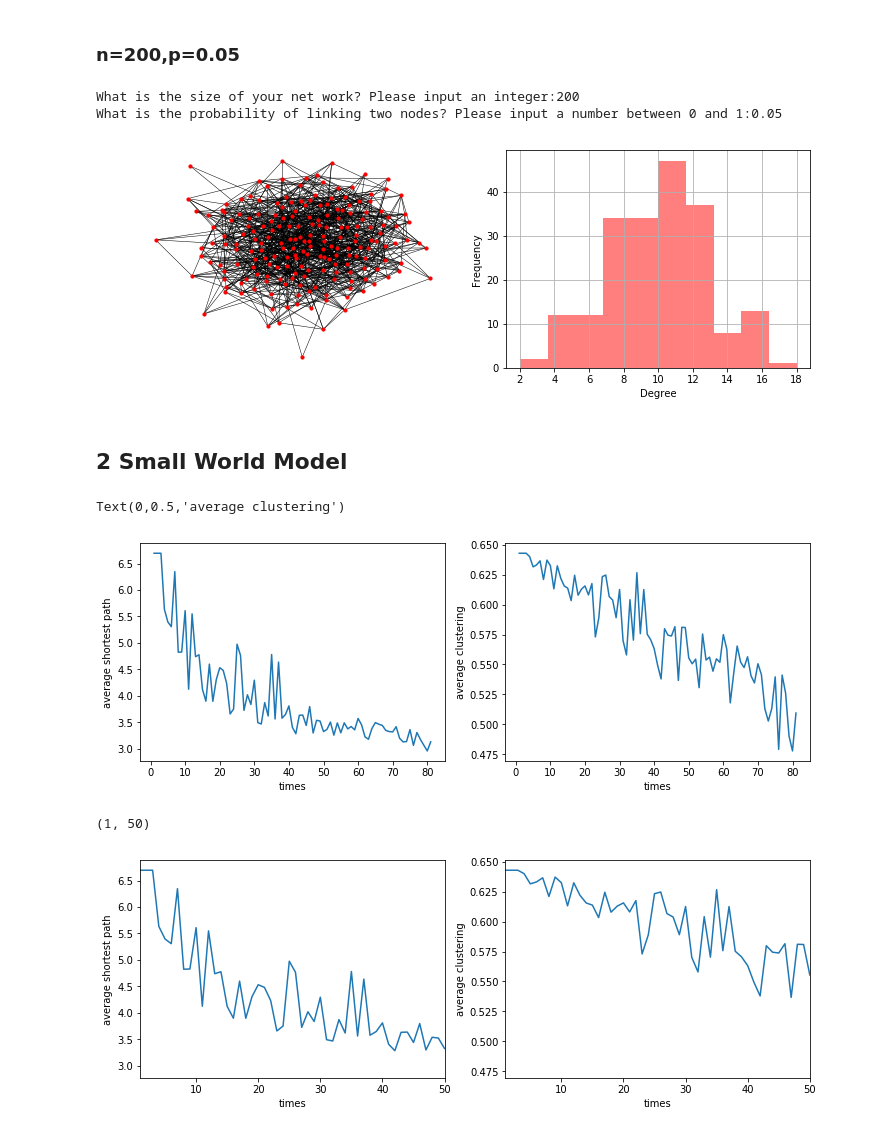
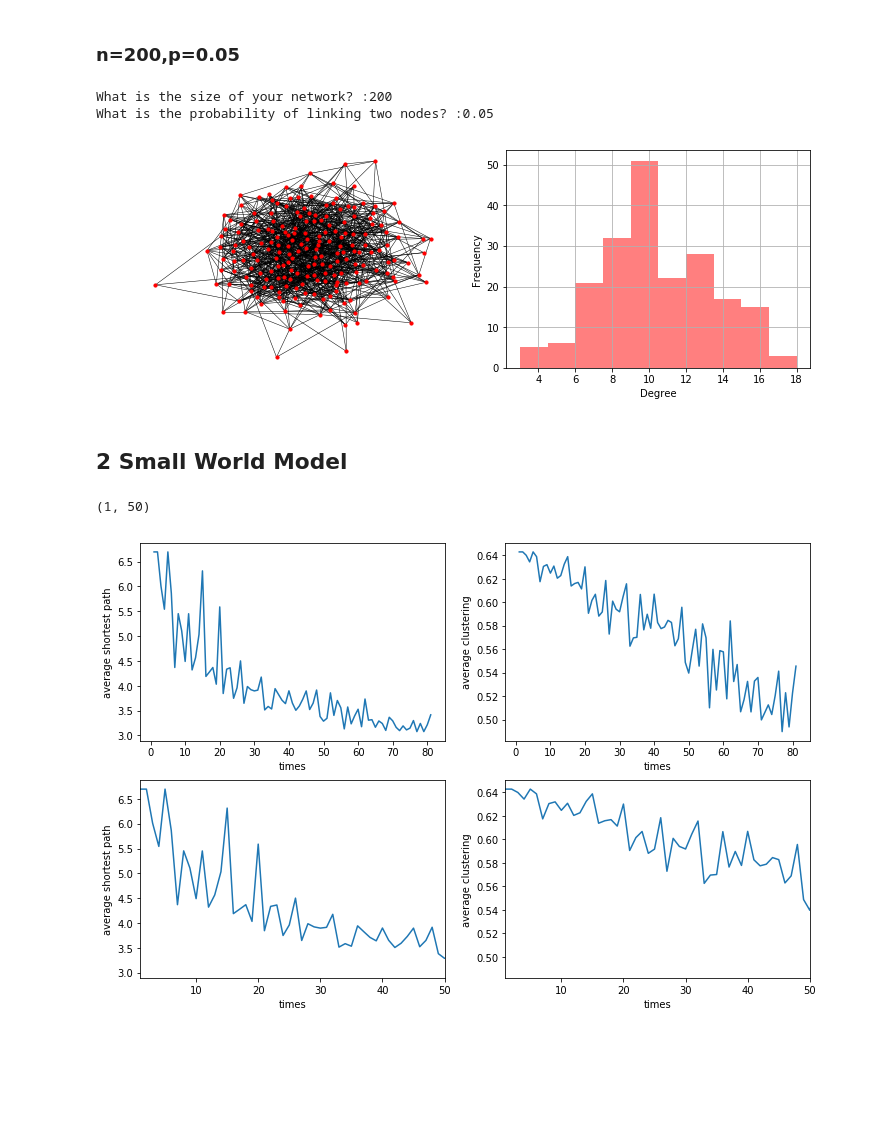
Before and after one commit to LICHUANYUNNN/COM5506, a Jupyter notebook: assignment3.ipynb, the cells around one changed output. Drawn from its saved outputs; the diff is of its cells as text; code cells hidden in the pictures; blank space fills up the shorter version.

```diff
--- a/assignment3.ipynb
+++ b/assignment3.ipynb
@@ -144,8 +144,8 @@ What is the probability of linking two nodes? Please input a number between 0 an
 # %% [markdown]
 ### n=200,p=0.05
 # %%
-n=int(raw_input('What is the size of your net work? Please input an integer:'))
-p=float(raw_input('What is the probability of linking two nodes? Please input a number between 0 and 1:'))
+n=int(raw_input('What is the size of your network? :'))
+p=float(raw_input('What is the probability of linking two nodes? :'))
 
 G=nx.Graph()
 for i in range(n):
@@ -165,9 +165,9 @@ plt.xlabel('Degree')
 plt.ylabel('Frequency')
 plt.grid(True)
 # %% [output]
-What is the size of your net work? Please input an integer:200
-What is the probability of linking two nodes? Please input a number between 0 and 1:0.05
+What is the size of your network? :200
+What is the probability of linking two nodes? :0.05
-[figure, old version]
+[figure, new version]
 # %% [markdown]
 ## 2 Small World Model
 # %%
@@ -187,31 +187,25 @@ while True:
         break
 # %%
 times = range(1,len(path)+1)  # [a,b)
-plt.figure(figsize=(12,4))
-plt.subplot(1,2,1)
+plt.figure(figsize=(12,8))
+plt.subplot(2,2,1)
 plt.plot(times,path)
 plt.xlabel('times')
 plt.ylabel('average shortest path')
-plt.subplot(1,2,2)
+plt.subplot(2,2,2)
 plt.plot(times,cluster)
 plt.xlabel('times')
 plt.ylabel('average clustering')
+plt.subplot(2,2,3)
+plt.plot(times,path)
+plt.xlabel('times')
+plt.ylabel('average shortest path')
+plt.xlim(1,50)
+plt.subplot(2,2,4)
+plt.plot(times,cluster)
+plt.xlabel('times')
+plt.ylabel('average clustering')
+plt.xlim(1,50)
 # %% [output]
-Text(0,0.5,'average clustering')
+(1, 50)
-[figure, old version]
+[figure, new version]
-# %%
-times = range(1,len(path)+1)  # [a,b)
-plt.figure(figsize=(12,4))
-plt.subplot(1,2,1)
-plt.plot(times,path)
-plt.xlabel('times')
-plt.ylabel('average shortest path')
-plt.xlim(1,50)
-plt.subplot(1,2,2)
-plt.plot(times,cluster)
-plt.xlabel('times')
-plt.ylabel('average clustering')
-plt.xlim(1,50)
-# %% [output]
-(1, 50)
-[figure, removed]
```
Also changed, not shown: parts of 6 cells of this notebook.
